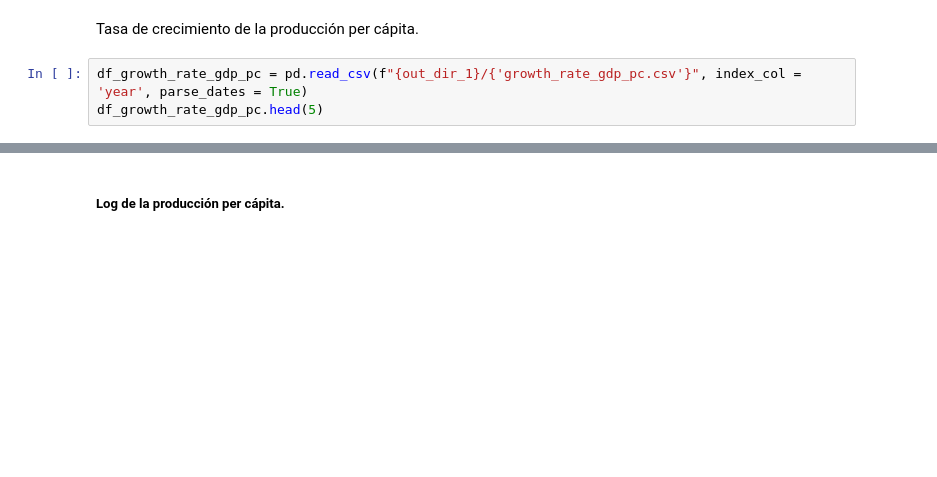
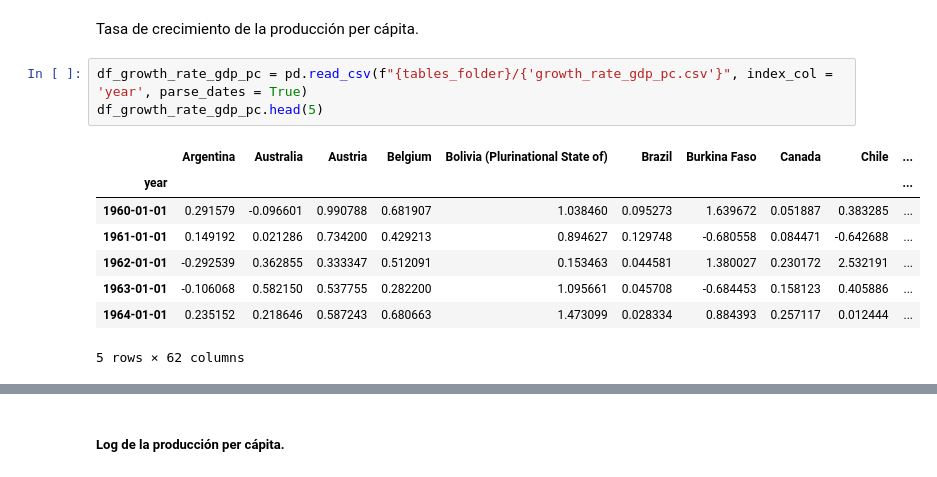
Before and after one commit to JasonCruz18/up_macroeconomic_3, a Jupyter notebook: Python/pd_1/economic_growth_he.ipynb, the cells around one changed output, grey strips where cells are left out. Saved outputs shown, nothing was run; the diff lists cells and outputs as text; blank space fills up the shorter version.

```diff
--- a/Python/pd_1/economic_growth_he.ipynb
+++ b/Python/pd_1/economic_growth_he.ipynb
@@ -543,8 +543,17 @@ plt.show()
 # %% [markdown]
 <div style="font-family: Times New Roman; text-align: left; color:dark"> Tasa de crecimiento de la producción per cápita. <div/>
 # %%
-df_growth_rate_gdp_pc = pd.read_csv(f"{out_dir_1}/{'growth_rate_gdp_pc.csv'}", index_col = 'year', parse_dates = True)
+df_growth_rate_gdp_pc = pd.read_csv(f"{tables_folder}/{'growth_rate_gdp_pc.csv'}", index_col = 'year', parse_dates = True)
 df_growth_rate_gdp_pc.head(5)
+# %% [output]
+|  | Argentina | Australia | Austria | Belgium | Bolivia (Plurinational State of) | Brazil | Burkina Faso | Canada | Chile | ... |
+| year |  |  |  |  |  |  |  |  |  | ... |
+| 1960-01-01 | 0.291579 | -0.096601 | 0.990788 | 0.681907 | 1.038460 | 0.095273 | 1.639672 | 0.051887 | 0.383285 | ... |
+| 1961-01-01 | 0.149192 | 0.021286 | 0.734200 | 0.429213 | 0.894627 | 0.129748 | -0.680558 | 0.084471 | -0.642688 | ... |
+| 1962-01-01 | -0.292539 | 0.362855 | 0.333347 | 0.512091 | 0.153463 | 0.044581 | 1.380027 | 0.230172 | 2.532191 | ... |
+| 1963-01-01 | -0.106068 | 0.582150 | 0.537755 | 0.282200 | 1.095661 | 0.045708 | -0.684453 | 0.158123 | 0.405886 | ... |
+| 1964-01-01 | 0.235152 | 0.218646 | 0.587243 | 0.680663 | 1.473099 | 0.028334 | 0.884393 | 0.257117 | 0.012444 | ... |
+5 rows × 62 columns
 # %%
 # Establecemos el tamaño de la figura
 fig, ax = plt.subplots(figsize=(30,20))
```
Also changed, not shown: parts of 109 cells of this notebook, 14 other files.
